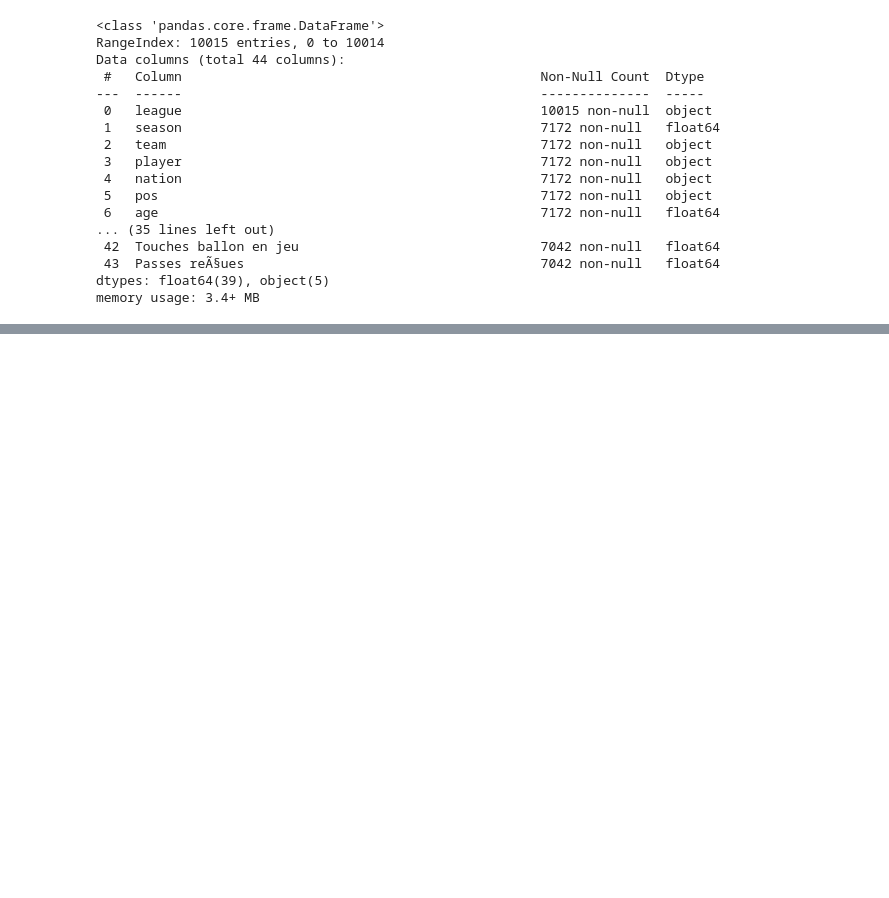
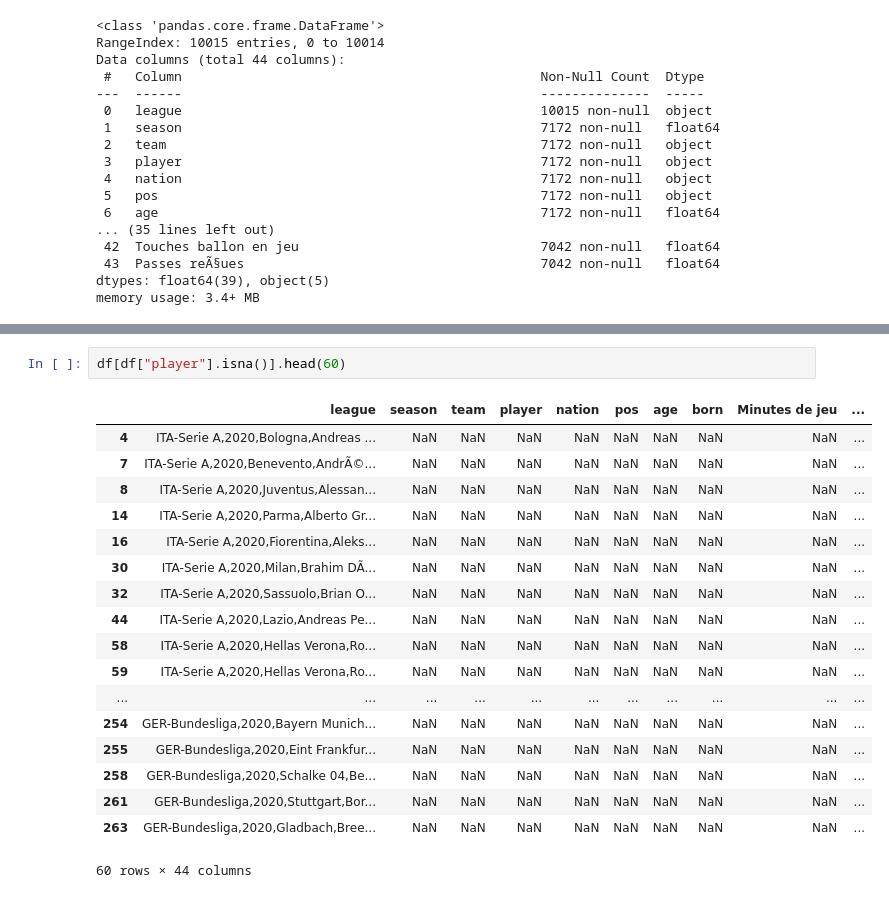
Before and after one commit to RiasMommy/Statapp, a Jupyter notebook: notebook/exploration.ipynb, the cells around one changed output, grey strips where cells are left out. Drawn from its saved outputs; the diff is of its cells as text; blank space fills up the shorter version.

```diff
--- a/notebook/exploration.ipynb
+++ b/notebook/exploration.ipynb
@@ -39,0 +60,21 @@ memory usage: 3.4+ MB
+# %%
+df[df["player"].isna()].head(60)
+# %% [output]
+|  | league | season | team | player | nation | pos | age | born | Minutes de jeu | ... |
+| 4 | ITA-Serie A,2020,Bologna,Andreas ... | NaN | NaN | NaN | NaN | NaN | NaN | NaN | NaN | ... |
+| 7 | ITA-Serie A,2020,Benevento,AndrÃ©... | NaN | NaN | NaN | NaN | NaN | NaN | NaN | NaN | ... |
+| 8 | ITA-Serie A,2020,Juventus,Alessan... | NaN | NaN | NaN | NaN | NaN | NaN | NaN | NaN | ... |
+| 14 | ITA-Serie A,2020,Parma,Alberto Gr... | NaN | NaN | NaN | NaN | NaN | NaN | NaN | NaN | ... |
+| 16 | ITA-Serie A,2020,Fiorentina,Aleks... | NaN | NaN | NaN | NaN | NaN | NaN | NaN | NaN | ... |
+| 30 | ITA-Serie A,2020,Milan,Brahim DÃ­... | NaN | NaN | NaN | NaN | NaN | NaN | NaN | NaN | ... |
+| 32 | ITA-Serie A,2020,Sassuolo,Brian O... | NaN | NaN | NaN | NaN | NaN | NaN | NaN | NaN | ... |
+| 44 | ITA-Serie A,2020,Lazio,Andreas Pe... | NaN | NaN | NaN | NaN | NaN | NaN | NaN | NaN | ... |
+| 58 | ITA-Serie A,2020,Hellas Verona,Ro... | NaN | NaN | NaN | NaN | NaN | NaN | NaN | NaN | ... |
+| 59 | ITA-Serie A,2020,Hellas Verona,Ro... | NaN | NaN | NaN | NaN | NaN | NaN | NaN | NaN | ... |
+| ... | ... | ... | ... | ... | ... | ... | ... | ... | ... | ... |
+| 254 | GER-Bundesliga,2020,Bayern Munich... | NaN | NaN | NaN | NaN | NaN | NaN | NaN | NaN | ... |
+| 255 | GER-Bundesliga,2020,Eint Frankfur... | NaN | NaN | NaN | NaN | NaN | NaN | NaN | NaN | ... |
+| 258 | GER-Bundesliga,2020,Schalke 04,Be... | NaN | NaN | NaN | NaN | NaN | NaN | NaN | NaN | ... |
+| 261 | GER-Bundesliga,2020,Stuttgart,Bor... | NaN | NaN | NaN | NaN | NaN | NaN | NaN | NaN | ... |
+| 263 | GER-Bundesliga,2020,Gladbach,Bree... | NaN | NaN | NaN | NaN | NaN | NaN | NaN | NaN | ... |
+60 rows × 44 columns
```
Also changed, not shown: parts of 4 cells of this notebook, 1 other file.
